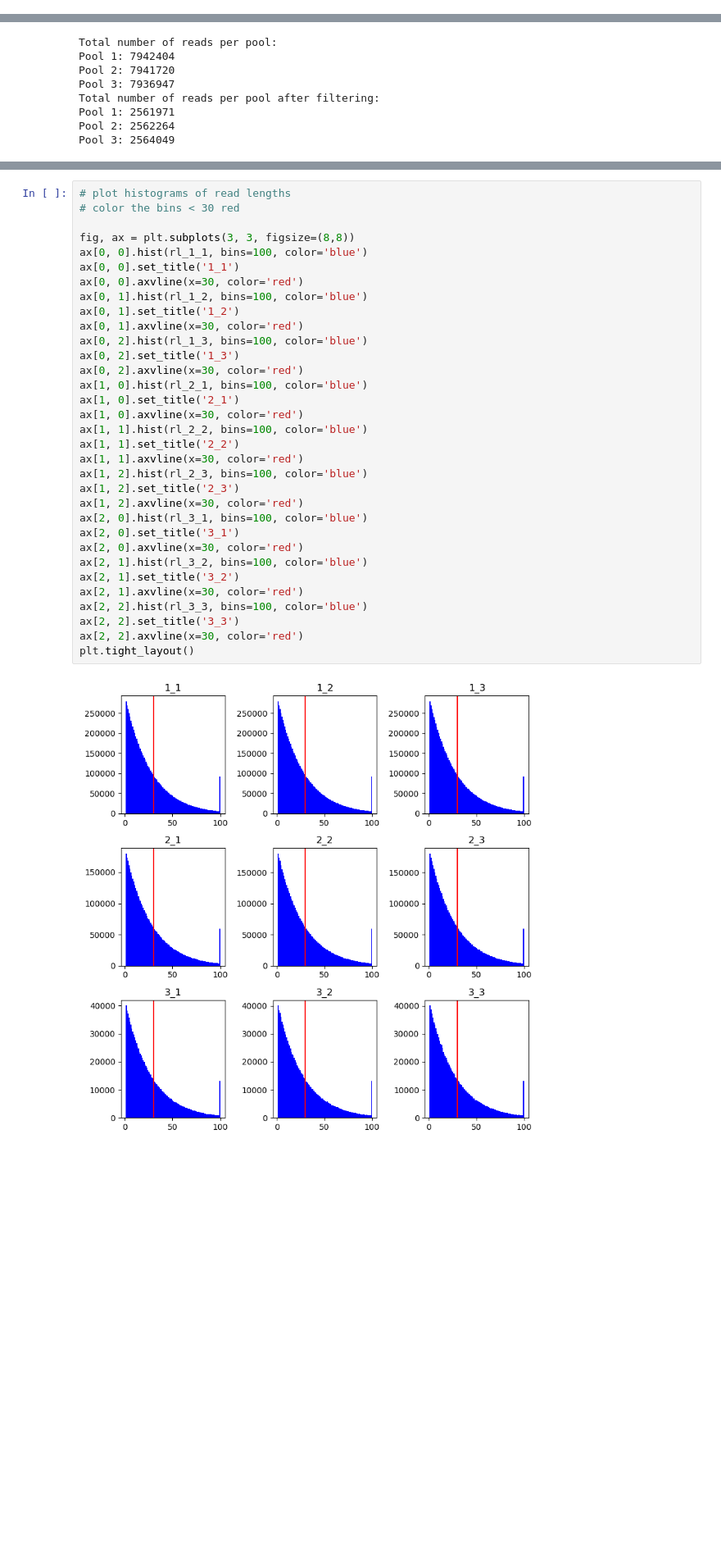
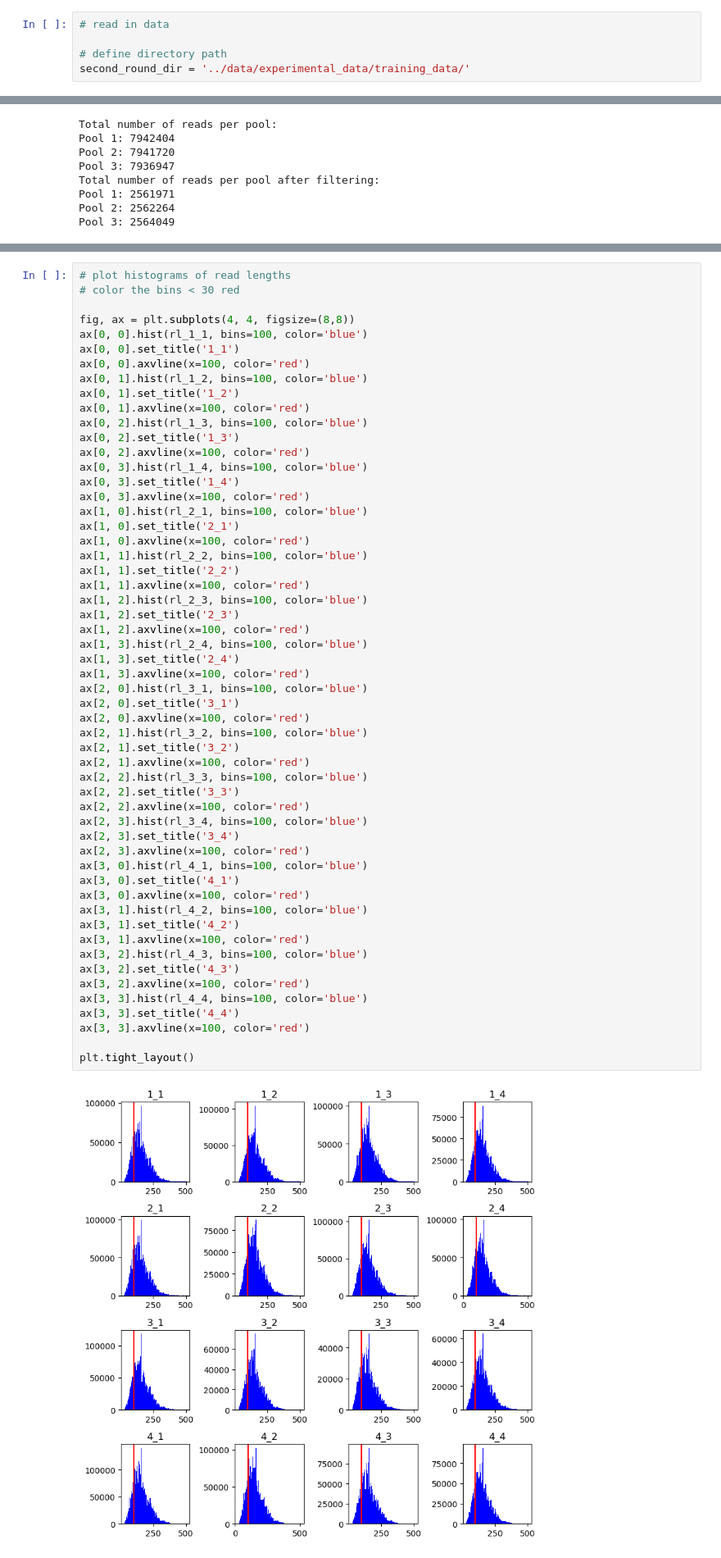
Before and after one commit to JoshuaGensel/MIME_ML, a Jupyter notebook: src/exploratory_analysis.ipynb, the cells around one changed output, grey strips where cells are left out. Shown at 82% size. Drawn from its saved outputs; the diff is of its cells as text; blank space fills up the shorter version.

Commit message:
fixed and processed experimental data

```diff
--- a/src/exploratory_analysis.ipynb
+++ b/src/exploratory_analysis.ipynb
@@ -2,4 +2,9 @@
 import numpy as np
 import matplotlib.pyplot as plt
 import seaborn as sns
+# %%
+# read in data
+
+# define directory path
+second_round_dir = '../data/experimental_data/training_data/'
 # %%
@@ -178,37 +209,59 @@ rl_3_3 = np.loadtxt(second_round_dir + '3_3_read_lengths.txt')
 # %%
 # plot histograms of read lengths
 # color the bins < 30 red
 
-fig, ax = plt.subplots(3, 3, figsize=(8,8))
+fig, ax = plt.subplots(4, 4, figsize=(8,8))
 ax[0, 0].hist(rl_1_1, bins=100, color='blue')
 ax[0, 0].set_title('1_1')
-ax[0, 0].axvline(x=30, color='red')
+ax[0, 0].axvline(x=100, color='red')
 ax[0, 1].hist(rl_1_2, bins=100, color='blue')
 ax[0, 1].set_title('1_2')
-ax[0, 1].axvline(x=30, color='red')
+ax[0, 1].axvline(x=100, color='red')
 ax[0, 2].hist(rl_1_3, bins=100, color='blue')
 ax[0, 2].set_title('1_3')
-ax[0, 2].axvline(x=30, color='red')
+ax[0, 2].axvline(x=100, color='red')
+ax[0, 3].hist(rl_1_4, bins=100, color='blue')
+ax[0, 3].set_title('1_4')
+ax[0, 3].axvline(x=100, color='red')
 ax[1, 0].hist(rl_2_1, bins=100, color='blue')
 ax[1, 0].set_title('2_1')
-ax[1, 0].axvline(x=30, color='red')
+ax[1, 0].axvline(x=100, color='red')
 ax[1, 1].hist(rl_2_2, bins=100, color='blue')
 ax[1, 1].set_title('2_2')
-ax[1, 1].axvline(x=30, color='red')
+ax[1, 1].axvline(x=100, color='red')
 ax[1, 2].hist(rl_2_3, bins=100, color='blue')
 ax[1, 2].set_title('2_3')
-ax[1, 2].axvline(x=30, color='red')
+ax[1, 2].axvline(x=100, color='red')
+ax[1, 3].hist(rl_2_4, bins=100, color='blue')
+ax[1, 3].set_title('2_4')
+ax[1, 3].axvline(x=100, color='red')
 ax[2, 0].hist(rl_3_1, bins=100, color='blue')
 ax[2, 0].set_title('3_1')
-ax[2, 0].axvline(x=30, color='red')
+ax[2, 0].axvline(x=100, color='red')
 ax[2, 1].hist(rl_3_2, bins=100, color='blue')
 ax[2, 1].set_title('3_2')
-ax[2, 1].axvline(x=30, color='red')
+ax[2, 1].axvline(x=100, color='red')
 ax[2, 2].hist(rl_3_3, bins=100, color='blue')
 ax[2, 2].set_title('3_3')
-ax[2, 2].axvline(x=30, color='red')
+ax[2, 2].axvline(x=100, color='red')
+ax[2, 3].hist(rl_3_4, bins=100, color='blue')
+ax[2, 3].set_title('3_4')
+ax[2, 3].axvline(x=100, color='red')
+ax[3, 0].hist(rl_4_1, bins=100, color='blue')
+ax[3, 0].set_title('4_1')
+ax[3, 0].axvline(x=100, color='red')
+ax[3, 1].hist(rl_4_2, bins=100, color='blue')
+ax[3, 1].set_title('4_2')
+ax[3, 1].axvline(x=100, color='red')
+ax[3, 2].hist(rl_4_3, bins=100, color='blue')
+ax[3, 2].set_title('4_3')
+ax[3, 2].axvline(x=100, color='red')
+ax[3, 3].hist(rl_4_4, bins=100, color='blue')
+ax[3, 3].set_title('4_4')
+ax[3, 3].axvline(x=100, color='red')
+
 plt.tight_layout()
 # %% [output]
-[figure, old version]
+[figure, new version]
 # %%
 # plot histograms of mutations per read bound vs unbound
```
Also changed, not shown: parts of 4 cells of this notebook, 2 other files.
